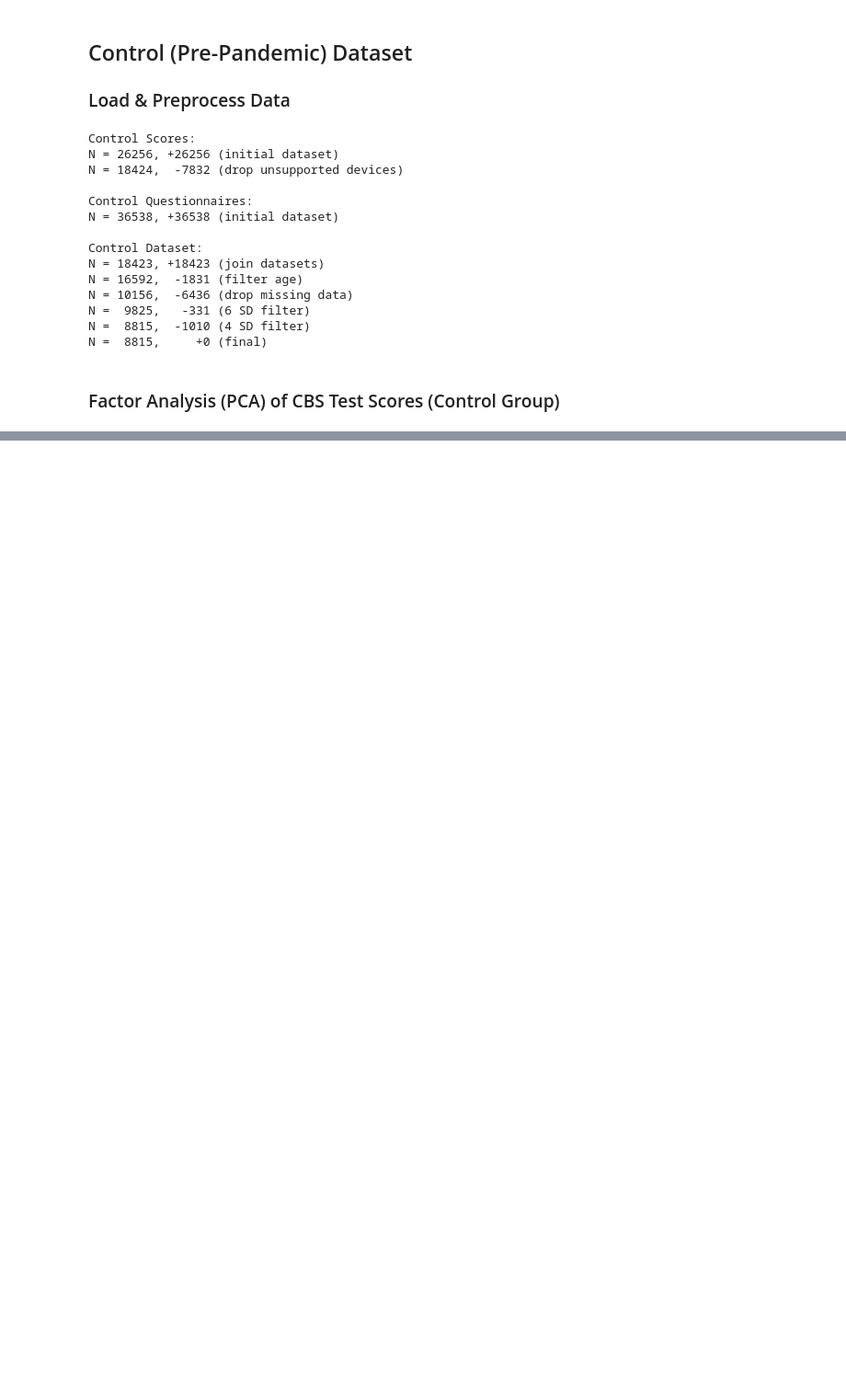
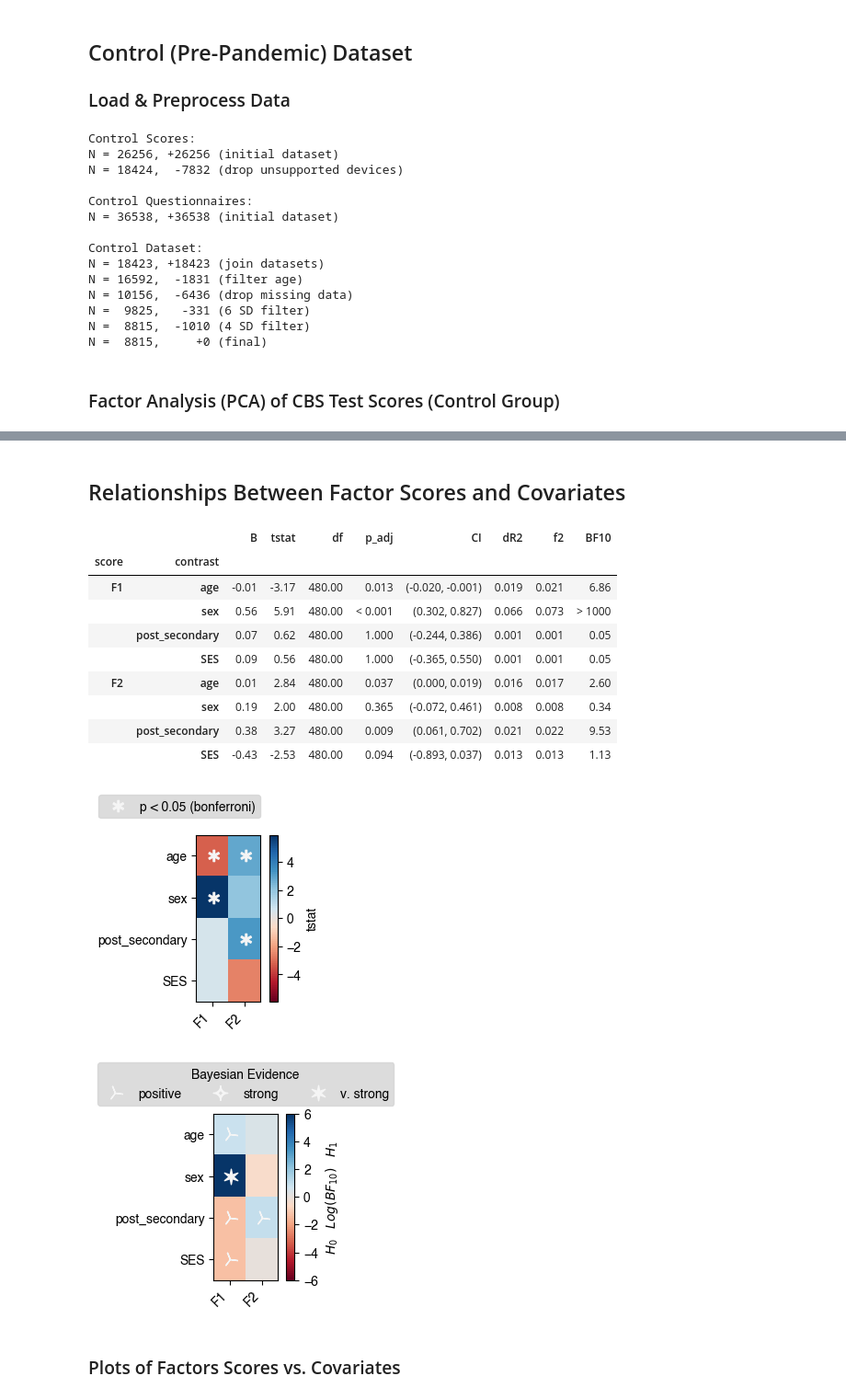
Before and after one commit to TheOwenLab/2021-Wild-et-al-COVID-Cognition, a Jupyter notebook: covid_cognition.ipynb, the cells around one changed output, grey strips where cells are left out. Shown at 92% size. Drawn from its saved outputs; the diff is of its cells as text; code cells hidden in the pictures; blank space fills up the shorter version.

```diff
--- a/covid_cognition.ipynb
+++ b/covid_cognition.ipynb
@@ -222,0 +620,4 @@ fig
+# %%
+# Correlations between health measures (same as shown in the above chord plot)
+f = wp.correlogram(fdata0, subset=var_order, mask_diag=True, thresh=0.2)
+save_and_display_figure(f, 'Figure_S2')
@@ -222,0 +675,57 @@ fig
+# %% [markdown]
+ ## Relationships Between Factor Scores and Covariates
+# %%
+Zcc_ = Zcc.copy()
+Zcc[Xcovar] = Xtfm_.transform(Zcc[Xcovar])
+
+r0_regressions, _ = ws.regression_analyses(
+	'%s ~ age + sex + post_secondary + SES', fnames, Zcc, n_comparisons=8)
+
+r0_comparisons = ws.compare_models([
+	{ 'name': 'age',
+		'h0': '%s ~ sex + post_secondary + SES',
+		'h1': '%s ~ age + sex + post_secondary + SES' },
+	{ 'name': 'sex',
+		'h0': '%s ~ age + post_secondary + SES',
+		'h1': '%s ~ age + sex + post_secondary + SES' },
+	{ 'name': 'post_secondary',
+		'h0': '%s ~ age + sex + SES',
+		'h1': '%s ~ age + sex + post_secondary + SES' },
+	{ 'name': 'SES',
+		'h0': '%s ~ age + sex + post_secondary',
+		'h1': '%s ~ age + sex + post_secondary + SES' }],
+
+	Zcc, fnames, smf.ols, n_comparisons=8)
+
+# Combine and reorganize the results tables
+res0 = (r0_regressions
+	.drop('Intercept', level='contrast')
+	.join(r0_comparisons.loc[:, comp_columns])
+	.rename(columns={'value': 'B'})
+	.loc[:, column_order]
+)
+
+# Display stats figure (here)
+f1_ts = wp.create_stats_figure(
+	res0, 'tstat', 'p_adj', diverging=True, vertline=None,
+	correction='bonferroni')
+
+f1_bf = wp.create_bayes_factors_figure(res0, cell_scale=0.6)
+
+# Save / show the stats table
+save_and_display_table(res0, 'Table_S4')
+# %% [output]
+|  |  | B | tstat | df | p_adj | CI | dR2 | f2 | BF10 |
+| score | contrast |  |  |  |  |  |  |  |  |
+| F1 | age | -0.01 | -3.17 | 480.00 | 0.013 | (-0.020, -0.001) | 0.019 | 0.021 | 6.86 |
+|  | sex | 0.56 | 5.91 | 480.00 | < 0.001 | (0.302, 0.827) | 0.066 | 0.073 | > 1000 |
+|  | post_secondary | 0.07 | 0.62 | 480.00 | 1.000 | (-0.244, 0.386) | 0.001 | 0.001 | 0.05 |
+|  | SES | 0.09 | 0.56 | 480.00 | 1.000 | (-0.365, 0.550) | 0.001 | 0.001 | 0.05 |
+| F2 | age | 0.01 | 2.84 | 480.00 | 0.037 | (0.000, 0.019) | 0.016 | 0.017 | 2.60 |
+|  | sex | 0.19 | 2.00 | 480.00 | 0.365 | (-0.072, 0.461) | 0.008 | 0.008 | 0.34 |
+|  | post_secondary | 0.38 | 3.27 | 480.00 | 0.009 | (0.061, 0.702) | 0.021 | 0.022 | 9.53 |
+|  | SES | -0.43 | -2.53 | 480.00 | 0.094 | (-0.893, 0.037) | 0.013 | 0.013 | 1.13 |
+[figure, added]
+[figure, added]
+# %% [markdown]
+ ### Plots of Factors Scores vs. Covariates
```
Also changed, not shown: parts of 50 cells of this notebook, 32 other files.
